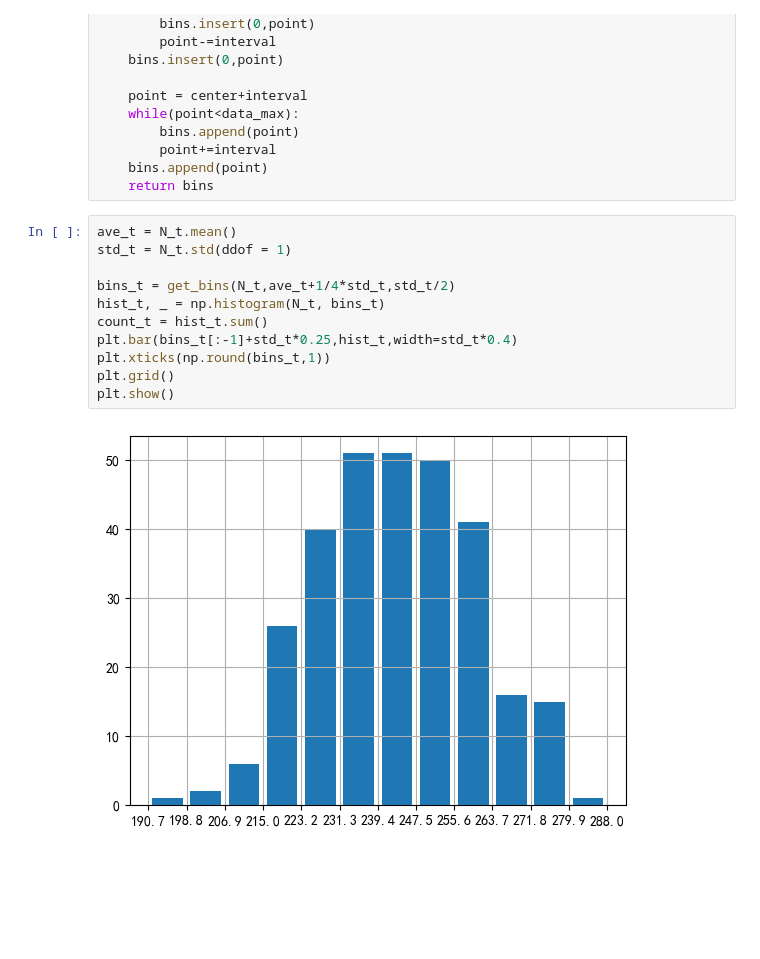
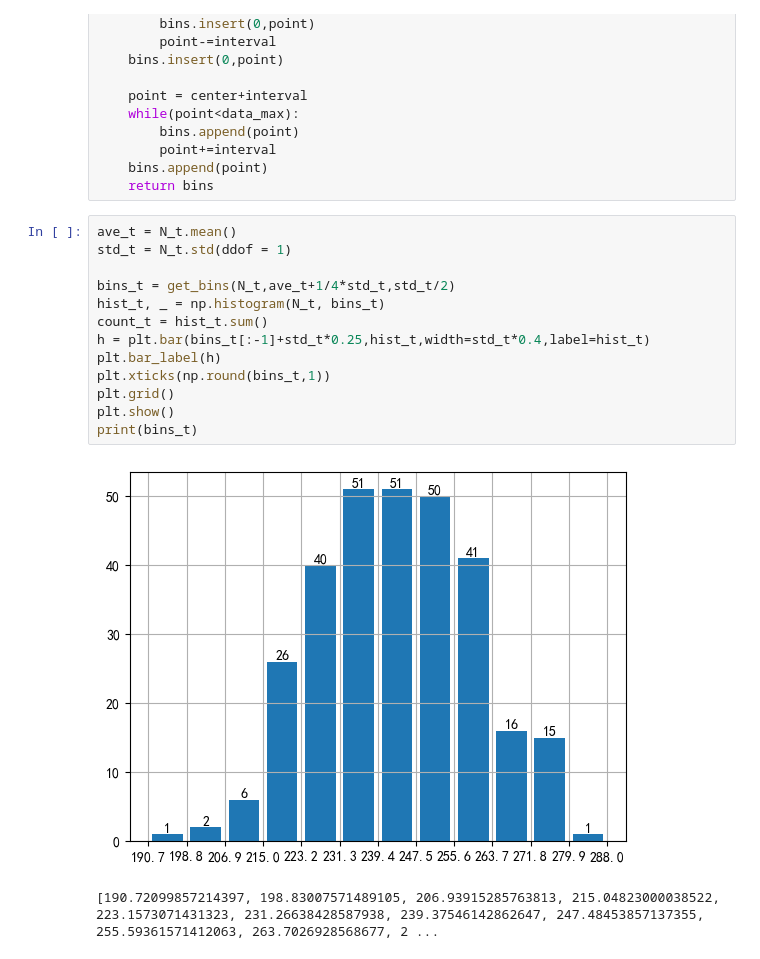
Before and after one commit to Xuanyiyiren/Fundamental-Laboratory-Experiment-in-Nuclear-Electronics-II, a Jupyter notebook: 实验1&8/exp1.ipynb, the cells around one changed output. Drawn from its saved outputs; the diff is of its cells as text; blank space fills up the shorter version.

```diff
--- a/实验1&8/exp1.ipynb
+++ b/实验1&8/exp1.ipynb
@@ -91,13 +91,16 @@ def get_bins(data,center,interval):
 # %%
 ave_t = N_t.mean()
 std_t = N_t.std(ddof = 1)
 
 bins_t = get_bins(N_t,ave_t+1/4*std_t,std_t/2)
 hist_t, _ = np.histogram(N_t, bins_t)
 count_t = hist_t.sum()
-plt.bar(bins_t[:-1]+std_t*0.25,hist_t,width=std_t*0.4)
+h = plt.bar(bins_t[:-1]+std_t*0.25,hist_t,width=std_t*0.4,label=hist_t)
+plt.bar_label(h)
 plt.xticks(np.round(bins_t,1))
 plt.grid()
 plt.show()
+print(bins_t)
 # %% [output]
-[figure, old version]
+[figure, new version]
+[190.72099857214397, 198.83007571489105, 206.93915285763813, 215.04823000038522, 223.1573071431323, 231.26638428587938, 239.37546142862647, 247.48453857137355, 255.59361571412063, 263.7026928568677, 2 ...
```
Also changed, not shown: parts of 9 cells of this notebook, 4 other files.
